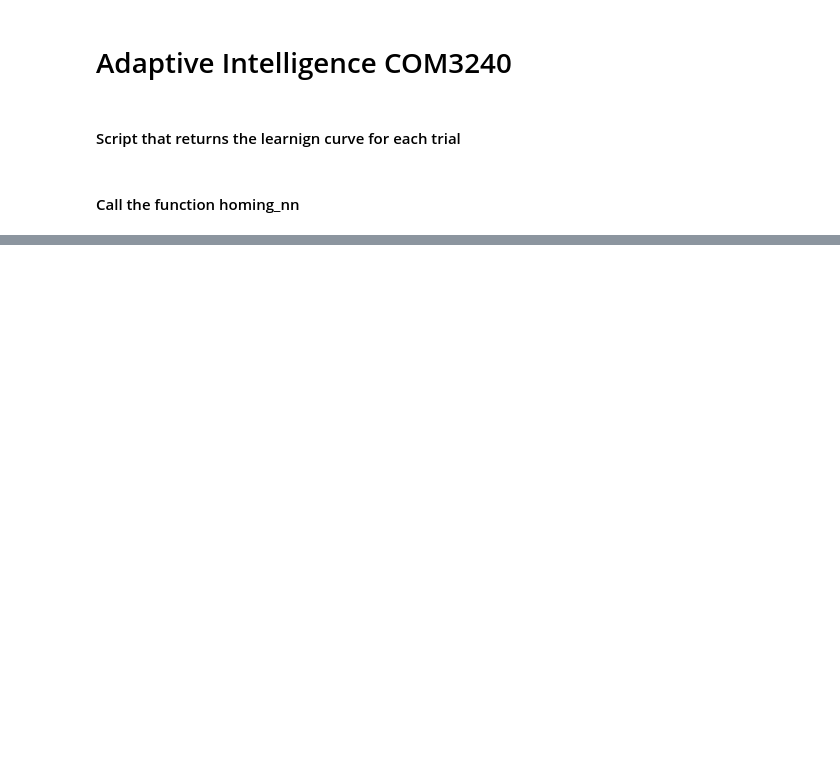
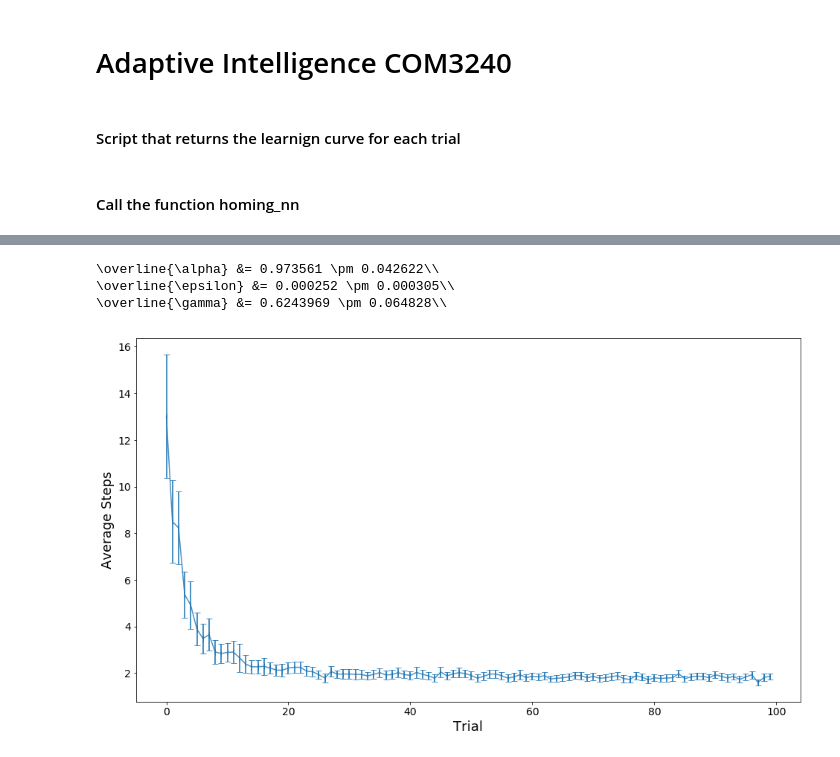
Before and after one commit to jcdhan1/COM3240-Labs, a Jupyter notebook: COM3240sessions79/Lab9.ipynb, the cells around one changed output, grey strips where cells are left out. Saved outputs shown, nothing was run; the diff lists cells and outputs as text; code cells hidden in the pictures; blank space fills up the shorter version.

```diff
--- a/COM3240sessions79/Lab9.ipynb
+++ b/COM3240sessions79/Lab9.ipynb
@@ -166,0 +192,27 @@ plt.show()
+# %%
+""" Minimise total difference between the actual number of steps and the total number of steps subject to learning_rate, eps,
+    and gamma all between 0 and 1 inclusive."""
+from scipy.optimize import minimize
+from tabulate import tabulate
+def to_optimise(aeg):
+    lc = homing_nn(n_trials,
+                   aeg[0],
+                   aeg[1],
+                   aeg[2],
+                   count_min_steps=True)
+    equal = sum(i!=j for i,j in lc.T)
+    return equal
+cons = ({'type': 'ineq', 'fun': lambda x:  x[0]},
+        {'type': 'ineq', 'fun': lambda x:  x[1]},
+        {'type': 'ineq', 'fun': lambda x:  x[2]},
+        {'type': 'ineq', 'fun': lambda x:  1-x[0]},
+        {'type': 'ineq', 'fun': lambda x:  1-x[1]},
+        {'type': 'ineq', 'fun': lambda x:  1-x[2]})
+param_minima=[]
+while len(param_minima) < 10:
+    res = minimize(to_optimise, np.random.rand(3), method='COBYLA', constraints=cons, tol=1e-6)
+    if res.fun <=10:
+        param_minima += [np.append(res.x,res.fun)]
+# %%
+param_minima = np.abs(np.round(np.array(param_minima),6))
+print(tabulate(param_minima, headers=["$\\alpha$", "$\epsilon$", "$\gamma$", "$g$"],floatfmt=".6f", tablefmt="latex_raw"))
@@ -166,0 +236,12 @@ plt.show()
+# %%
+param_means = np.mean(param_minima.T[:3], axis=1)
+param_sems =  np.round(2*np.std(param_minima.T[:3], axis=1)/np.sqrt(10),6)
+param_names = ["\overline{\\alpha}", "\overline{\epsilon}", "\overline{\gamma}"]
+for i in range(3):
+    print(param_names[i], '&=', str(param_means[i]),'\pm',str(param_sems[i])+"\\\\")
+manyruns(n_trials, *tuple(param_means))
+# %% [output]
+\overline{\alpha} &= 0.973561 \pm 0.042622\\
+\overline{\epsilon} &= 0.000252 \pm 0.000305\\
+\overline{\gamma} &= 0.6243969 \pm 0.064828\\
+[figure, added]
```
Also changed, not shown: parts of 4 cells of this notebook, 1 other file.
